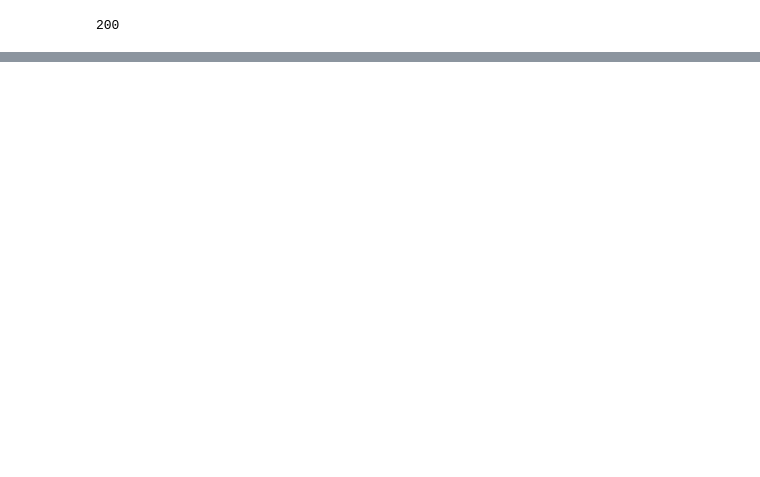
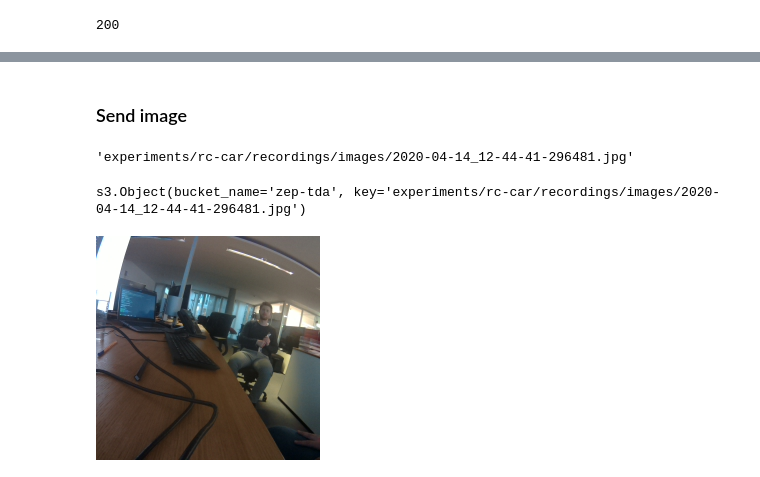
Before and after one commit to zepdev/self-driving-car, a Jupyter notebook: testing.ipynb, the cells around one changed output, grey strips where cells are left out. Saved outputs shown, nothing was run; the diff lists cells and outputs as text; code cells hidden in the pictures; blank space fills up the shorter version.

Commit message:
finished local testing

```diff
--- a/testing.ipynb
+++ b/testing.ipynb
@@ -32,0 +38,39 @@ response.json()
+# %%
+import boto3
+
+with open('../../s3-access-keys.txt', "r") as f:
+    ACCESS_KEY, SECRET_KEY = f.readline().strip().split()
+# %%
+s3_resource = boto3.resource("s3", aws_access_key_id=ACCESS_KEY, aws_secret_access_key=SECRET_KEY)
+bucket = "zep-tda"
+# %% [markdown]
+### Send image
+# %%
+# Load picture
+name_local = "2020-04-14_12-44-41-296481"
+
+with open(f"../client/recordings/pictures/{name_local}.jpg", "rb") as f:
+    img = f.read()
+# %%
+# Create filename for s3
+name_s3 = f"experiments/rc-car/recordings/images/{name_local}.jpg"
+name_s3
+# %% [output]
+'experiments/rc-car/recordings/images/2020-04-14_12-44-41-296481.jpg'
+# %%
+# Send it
+
+s3_resource.Bucket(bucket).put_object(Key=name_s3, Body=img, ContentType='image/jpg') #ACL='public-read')
+# %% [output]
+s3.Object(bucket_name='zep-tda', key='experiments/rc-car/recordings/images/2020-04-14_12-44-41-296481.jpg')
+# %%
+# Load it
+
+response = s3_resource.Object(bucket, name_s3).get()
+img = response['Body'].read()
+from IPython.display import Image
+Image(data=img)
+
+# for later: https://machinelearningmastery.com/how-to-load-convert-and-save-images-with-the-keras-api/
+# %% [output]
+[figure, added]
```
Also changed, not shown: parts of 13 cells of this notebook, 2 other files.
